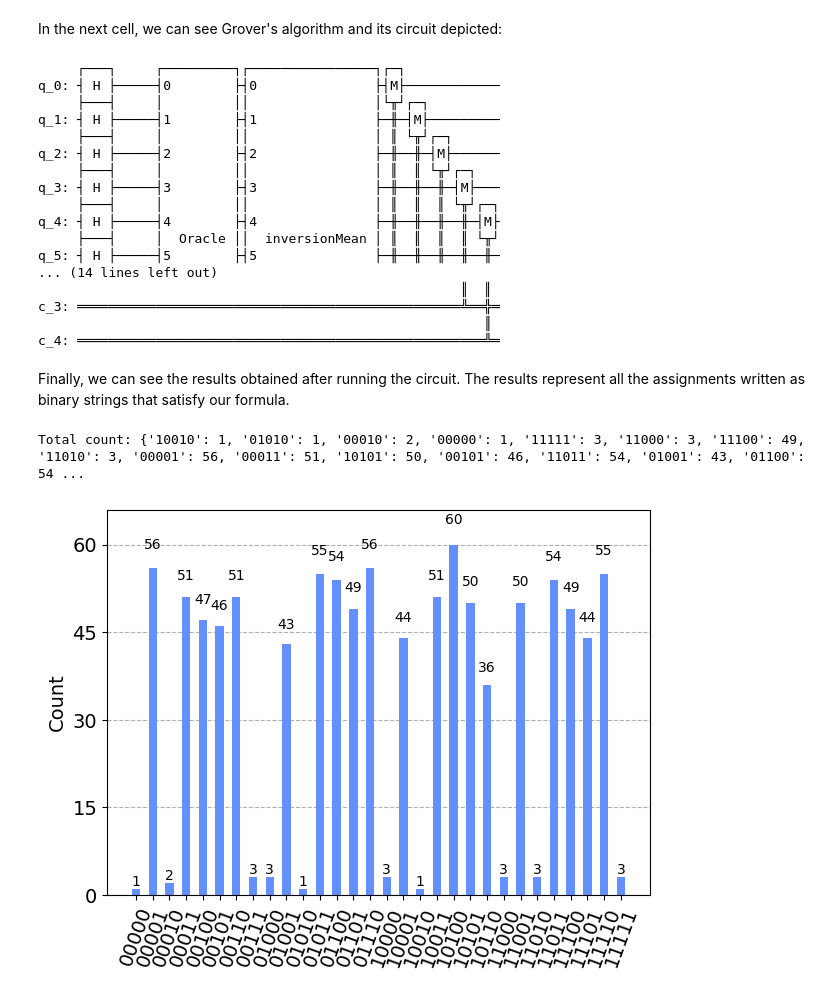
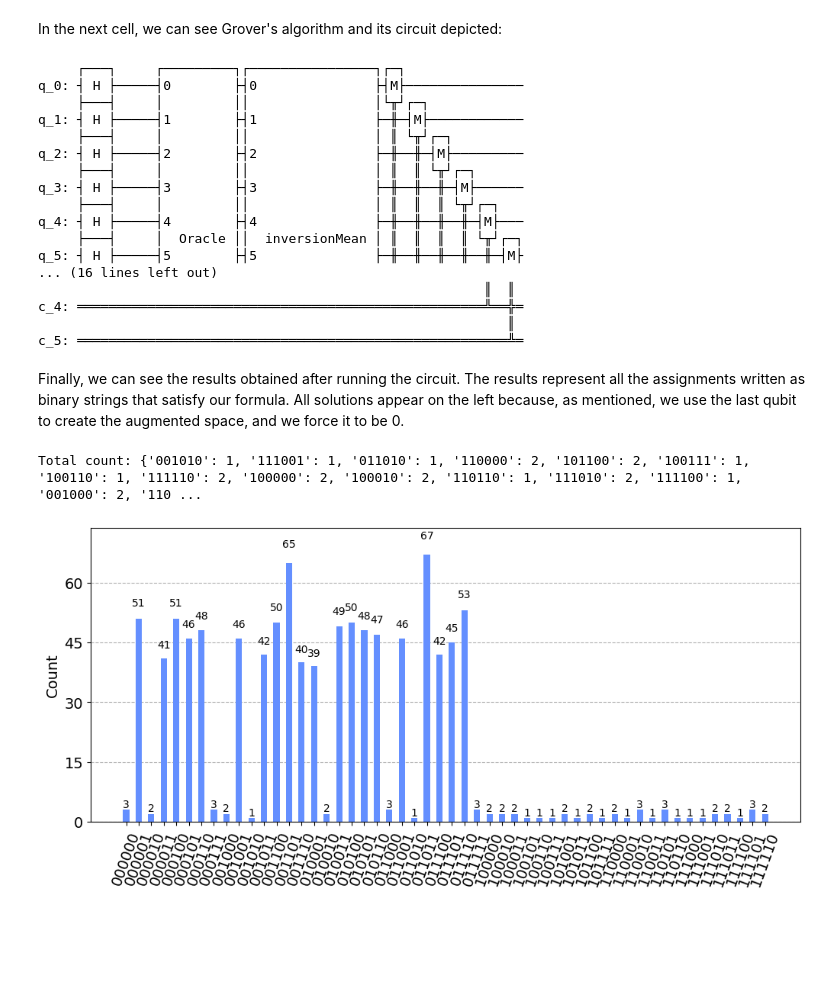
Before and after one commit to arnaucasau/Quantum-Computing-3SAT, a Jupyter notebook: Part-1-3SAT-Quantum-Computing.ipynb, the cells around one changed output. Saved outputs shown, nothing was run; the diff lists cells and outputs as text; code cells hidden in the pictures; blank space fills up the shorter version.

Commit message:
Some changes in both notebooks
The extra qubit is now measured in the first notebook and has been deleted from the second one.  The second notebook is now able to run the code multiple times.

```diff
--- a/Part-1-3SAT-Quantum-Computing.ipynb
+++ b/Part-1-3SAT-Quantum-Computing.ipynb
@@ -458,46 +458,46 @@ Iterations chosen: 1
 # %% [markdown]
 In the next cell, we can see Grover's algorithm and its circuit depicted:
 # %%
-grover_circuit = QuantumCircuit(n,literals)
+grover_circuit = QuantumCircuit(n,literals+1)
 
 grover_circuit = initialize_grover(grover_circuit, list(range(n)))
 for i in range(rounds):
     grover_circuit.append(oracle, list(range(n)))
     grover_circuit.append(inversionMean, list(range(n)))
 
-for i in range(literals):
+for i in range(literals+1):
     grover_circuit.measure([i],[i])
 
 grover_circuit.draw()
 # %% [output]
      ┌───┐     ┌─────────┐┌────────────────┐┌─┐
-q_0: ┤ H ├─────┤0        ├┤0               ├┤M├────────────
+q_0: ┤ H ├─────┤0        ├┤0               ├┤M├───────────────
      ├───┤     │         ││                │└╥┘┌─┐
-q_1: ┤ H ├─────┤1        ├┤1               ├─╫─┤M├─────────
+q_1: ┤ H ├─────┤1        ├┤1               ├─╫─┤M├────────────
      ├───┤     │         ││                │ ║ └╥┘┌─┐
-q_2: ┤ H ├─────┤2        ├┤2               ├─╫──╫─┤M├──────
+q_2: ┤ H ├─────┤2        ├┤2               ├─╫──╫─┤M├─────────
      ├───┤     │         ││                │ ║  ║ └╥┘┌─┐
-q_3: ┤ H ├─────┤3        ├┤3               ├─╫──╫──╫─┤M├───
+q_3: ┤ H ├─────┤3        ├┤3               ├─╫──╫──╫─┤M├──────
      ├───┤     │         ││                │ ║  ║  ║ └╥┘┌─┐
-q_4: ┤ H ├─────┤4        ├┤4               ├─╫──╫──╫──╫─┤M├
-     ├───┤     │  Oracle ││  inversionMean │ ║  ║  ║  ║ └╥┘
-q_5: ┤ H ├─────┤5        ├┤5               ├─╫──╫──╫──╫──╫─
-... (14 lines left out)
-                                                      ║  ║
-c_3: ═════════════════════════════════════════════════╩══╬═
-                                                         ║
-c_4: ════════════════════════════════════════════════════╩═
+q_4: ┤ H ├─────┤4        ├┤4               ├─╫──╫──╫──╫─┤M├───
+     ├───┤     │  Oracle ││  inversionMean │ ║  ║  ║  ║ └╥┘┌─┐
+q_5: ┤ H ├─────┤5        ├┤5               ├─╫──╫──╫──╫──╫─┤M├
+... (16 lines left out)
+                                                         ║  ║
+c_4: ════════════════════════════════════════════════════╩══╬═
+                                                            ║
+c_5: ═══════════════════════════════════════════════════════╩═
 # %% [markdown]
-Finally, we can see the results obtained after running the circuit. The results represent all the assignments written as binary strings that satisfy our formula.
+Finally, we can see the results obtained after running the circuit. The results represent all the assignments written as binary strings that satisfy our formula. All solutions appear on the left because, as mentioned, we use the last qubit to create the augmented space, and we force it to be 0.
 # %%
 # Grover's algorithm simulation
 aer_sim = Aer.get_backend('aer_simulator')
 transpiled_grover_circuit = transpile(grover_circuit, aer_sim)
 qobj = assemble(transpiled_grover_circuit)
 results = aer_sim.run(qobj, shots=1024).result()
 counts = results.get_counts()
 print("\nTotal count:",counts)
-plot_histogram(counts)
+plot_histogram(counts,figsize=(12,5))
 # %% [output]
-Total count: {'10010': 1, '01010': 1, '00010': 2, '00000': 1, '11111': 3, '11000': 3, '11100': 49, '11010': 3, '00001': 56, '00011': 51, '10101': 50, '00101': 46, '11011': 54, '01001': 43, '01100': 54 ...
+Total count: {'001010': 1, '111001': 1, '011010': 1, '110000': 2, '101100': 2, '100111': 1, '100110': 1, '111110': 2, '100000': 2, '100010': 2, '110110': 1, '111010': 2, '111100': 1, '001000': 2, '110 ...
-[figure, old version]
+[figure, new version]
```
Also changed, not shown: parts of 1 cell of this notebook, 1 other file.
